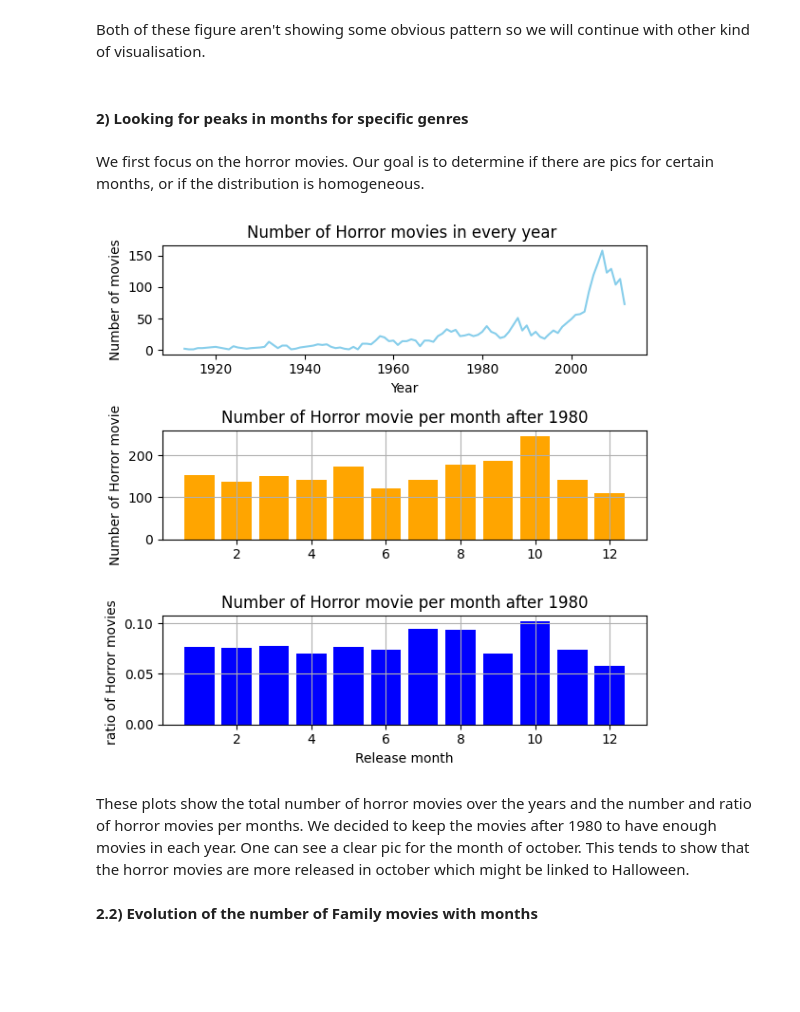
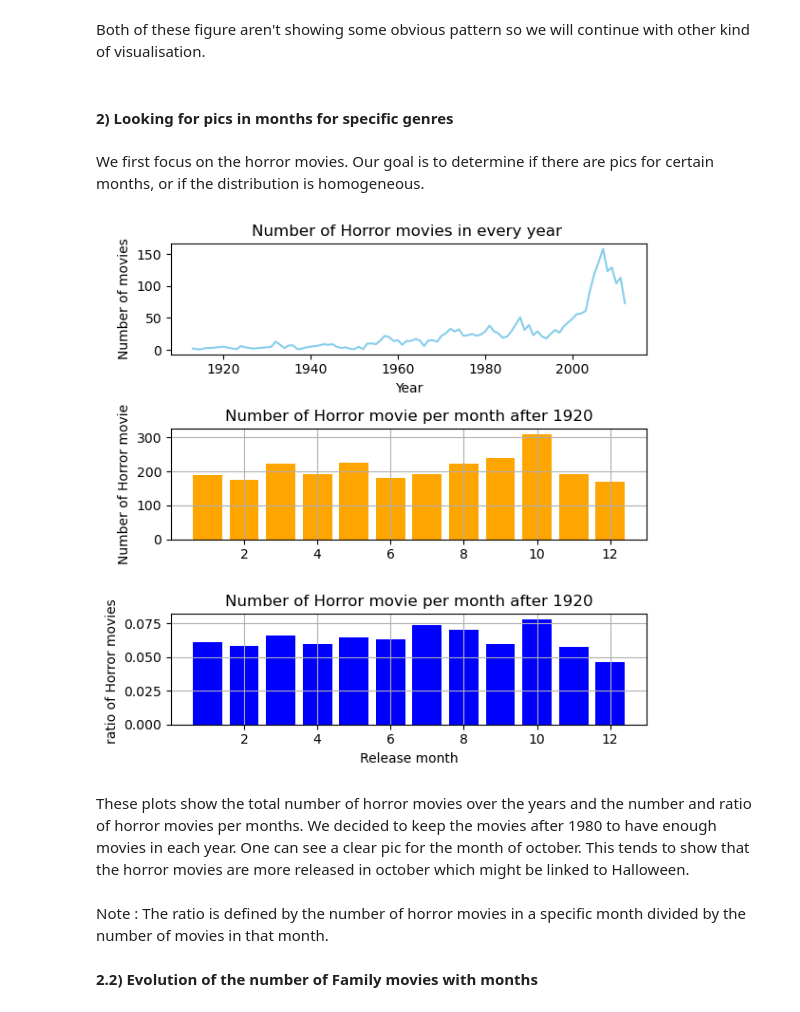
Before and after one commit to epfl-ada/ada-2023-project-dat4k, a Jupyter notebook: P2_final.ipynb, the cells around one changed output. Drawn from its saved outputs; the diff is of its cells as text; code cells hidden in the pictures; blank space fills up the shorter version.

```diff
--- a/P2_final.ipynb
+++ b/P2_final.ipynb
@@ -439,7 +377,7 @@ plt.show()
 # %% [markdown]
 Both of these figure aren't showing some obvious pattern so we will continue with other kind of visualisation.
 # %% [markdown]
-#### **2) Looking for peaks in months for specific genres**
+#### **2) Looking for pics in months for specific genres**
 # %% [markdown]
 We first focus on the horror movies. Our goal is to determine if there are pics for certain months, or if the distribution is homogeneous.
 # %%
@@ -447,12 +385,14 @@ from helpers_part1 import genre_distribution_over_month
 from helpers import visu_P2
 from helpers import visualizing_data
 # %%
-visu_P2(df_vis, 1980, 'Horror')
+visu_P2(df_vis, 1920, 'Horror')
 # %% [output]
-[figure, old version]
+[figure, new version]
 # %% [markdown]
 These plots show the total number of horror movies over the years and the number and ratio of horror movies per months. We decided to keep the movies after 1980 to have enough movies in each year. One can see a clear pic for the month of october.
 This tends to show that the horror movies are more released in october which might be linked to Halloween.
+# %% [markdown]
+Note : The ratio is defined by the number of horror movies in a specific month divided by the number of movies in that month.
 # %% [markdown]
 **2.2) Evolution of the number of Family movies with months**
 # %% [markdown]
```
Also changed, not shown: parts of 15 cells of this notebook, 1 other file.
